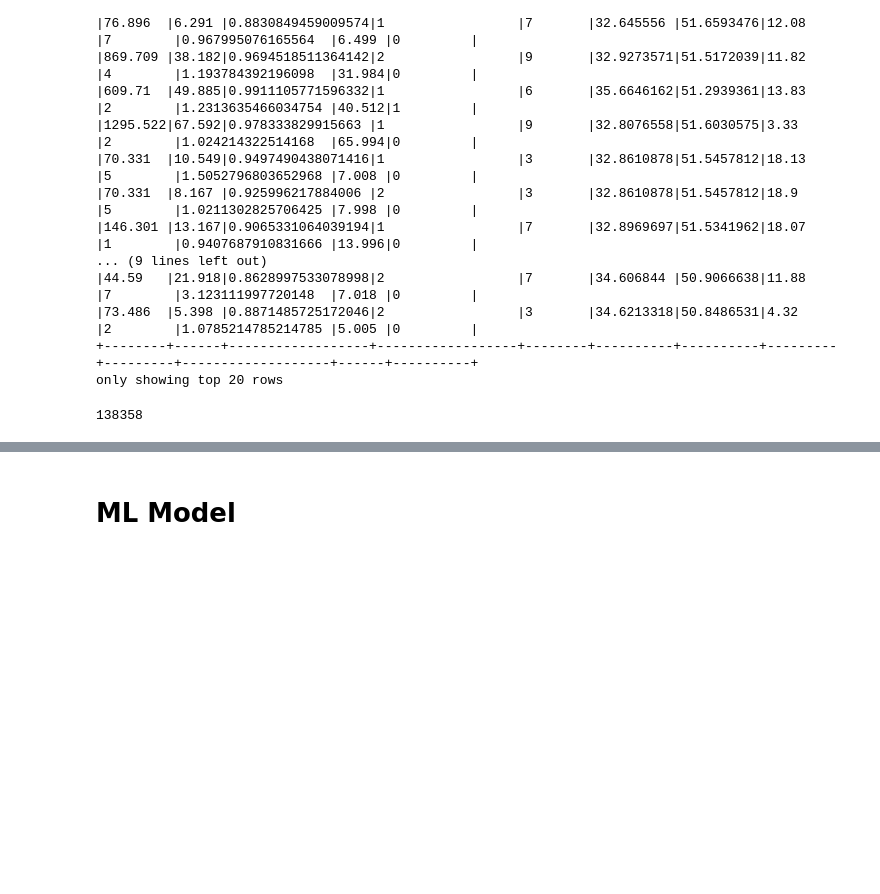
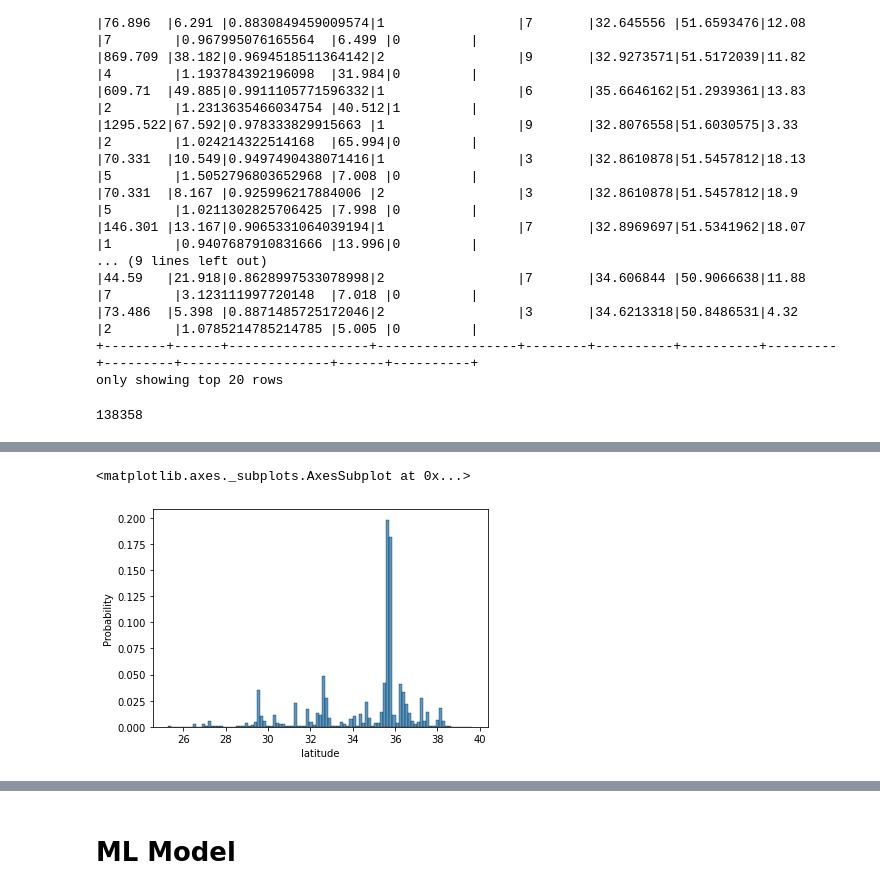
Before and after one commit to alizkzm/ETA_Prediction, a Jupyter notebook: ETA_Prediction.ipynb, the cells around one changed output, grey strips where cells are left out. Saved outputs shown, nothing was run; the diff lists cells and outputs as text; code cells hidden in the pictures; blank space fills up the shorter version.

```diff
--- a/ETA_Prediction.ipynb
+++ b/ETA_Prediction.ipynb
@@ -417,7 +398,7 @@ test_cleaned = (
     df_test.withColumn('createdAt',F.from_unixtime(F.col('timestamp')/1000))
             .withColumn('timeOfDay',F.hour('createdAt')+F.round(F.minute('createdAt')/60,2))
             .withColumn('dayOfWeek',F.dayofweek('createdAt'))
-            .select('length','eta','latitude','longitude','timeOfDay','coverage','way_type','dayOfWeek')
+            .select('length','eta','latitude','longitude','timeOfDay','coverage','way_type','dayOfWeek','is_tunnel','way_segments_count')
 ).persist()
 
 features_test = test_cleaned.toPandas()
@@ -423,0 +445,6 @@ features_test = test_cleaned.toPandas()
+# %%
+test_plot = test_cleaned.toPandas()
+sns.histplot(data=test_plot,x='latitude',stat='probability')
+# %% [output]
+<matplotlib.axes._subplots.AxesSubplot at 0x...>
+[figure, added]
```
Also changed, not shown: parts of 15 cells of this notebook, 1 other file.
